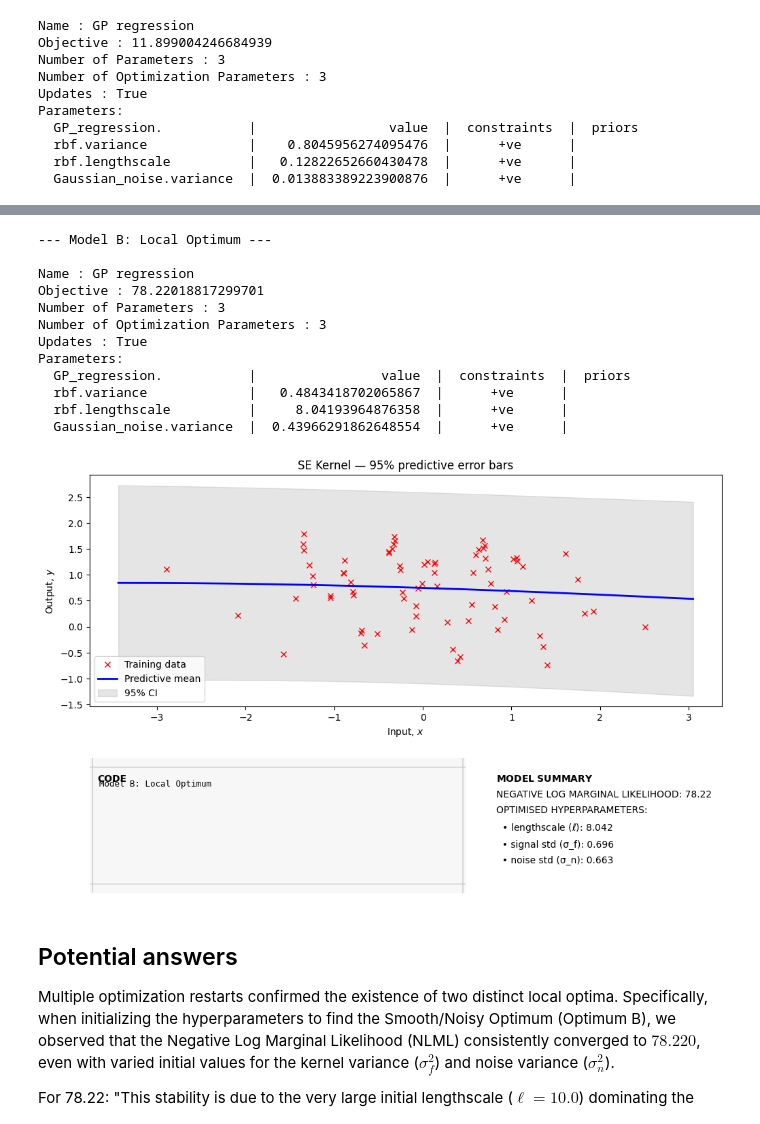
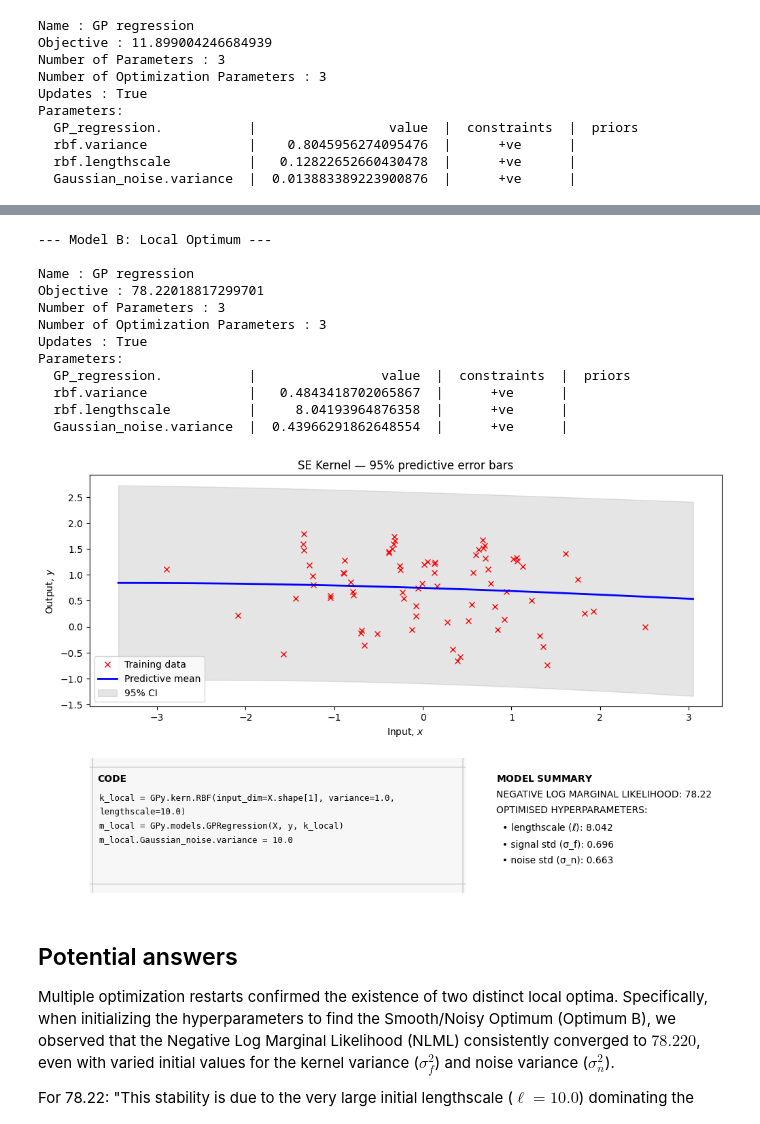
Before and after one commit to Olubusolami-R/gaussian-processes-cw, a Jupyter notebook: 2526/cw1/coursework1.ipynb, the cells around one changed output, grey strips where cells are left out. Cells and saved outputs as stored; diff of their text form; code cells hidden in the pictures.

```diff
--- a/2526/cw1/coursework1.ipynb
+++ b/2526/cw1/coursework1.ipynb
@@ -240,0 +242,14 @@ Parameters:
+# %%
+data = sio.loadmat("cw1a.mat")
+
+X = np.asarray(data["x"], dtype=float)
+y = np.asarray(data["y"], dtype=float)
+
+#  Train a GP with a squared exponential covariance function, GPy.kern.RBF() and intialise the hyper parameters as described.
+
+k = GPy.kern.RBF(input_dim=X.shape[1], lengthscale=np.exp(-1.0), variance=1.0)
+m = GPy.models.GPRegression(X, y, k)
+
+m.Gaussian_noise.variance = 1.0
+m.optimize()
+cw1utils.plot_predictive_error_bars(m, X, y, "\nk= GPy.kern.RBF(input_dim=X.shape[1], lengthscale=np.exp(-1.0), variance=1.0)\nm = GPy.models.GPRegression(X, y, k)\nm.Gaussian_noise.variance = 1.0")
@@ -241,34 +258,34 @@ Parameters:
 # %%
 # Model B is the Local Optimum (NLML ≈ 78.220)
 
 # 1. Define a NEW model (m_local) and initialize to the "smooth" basin
 k_local = GPy.kern.RBF(input_dim=X.shape[1], variance=1.0, lengthscale=10.0)
 m_local = GPy.models.GPRegression(X, y, k_local)
 m_local.Gaussian_noise.variance = 10.0
 
 m_local.optimize()
 
 # 3. Print the final hyperparameters and NLML (Should show NLML ≈ 78.220)
 print("\n--- Model B: Local Optimum ---")
 print(m_local)
 
 # 4. Plot the poor fit (Smooth/Noisy interpretation)
 # This plot shows the flat mean function and wide, constant error bars.
-cw1utils.plot_predictive_error_bars(m_local, X, y, "Model B: Local Optimum")
+cw1utils.plot_predictive_error_bars(m_local, X, y, "\nk_local = GPy.kern.RBF(input_dim=X.shape[1], variance=1.0, lengthscale=10.0)\nm_local = GPy.models.GPRegression(X, y, k_local)\nm_local.Gaussian_noise.variance = 10.0")
 # %% [output]
 --- Model B: Local Optimum ---
 
 Name : GP regression
 Objective : 78.22018817299701
 Number of Parameters : 3
 Number of Optimization Parameters : 3
 Updates : True
 Parameters:
   GP_regression.           |                value  |  constraints  |  priors
   rbf.variance             |   0.4843418702065867  |      +ve      |
   rbf.lengthscale          |     8.04193964876358  |      +ve      |
   Gaussian_noise.variance  |  0.43966291862648554  |      +ve      |
-[figure, old version]
+[figure, new version]
 # %% [markdown]
 Potential answers
 ---
```
Also changed, not shown: parts of 12 cells of this notebook.
